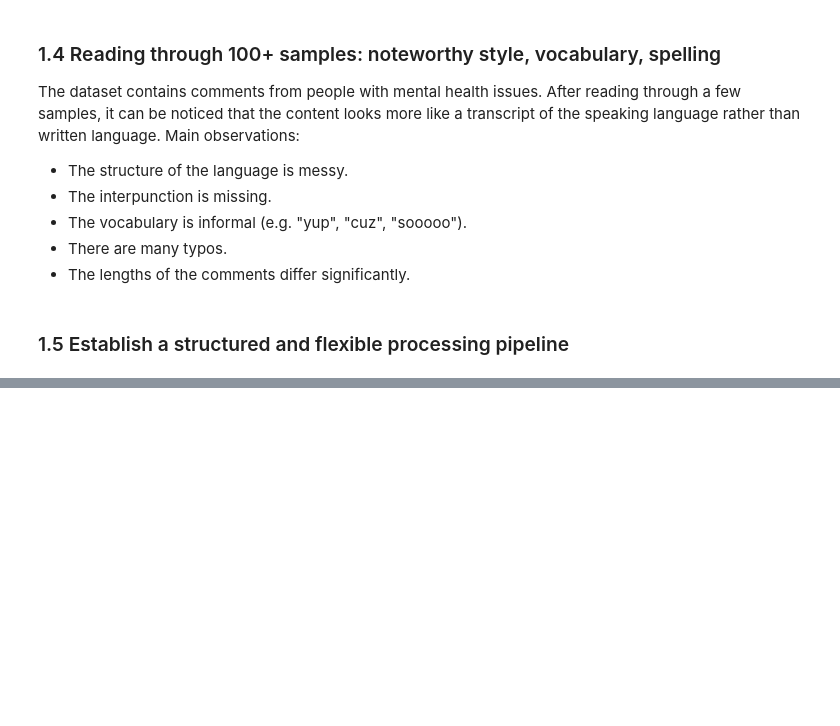
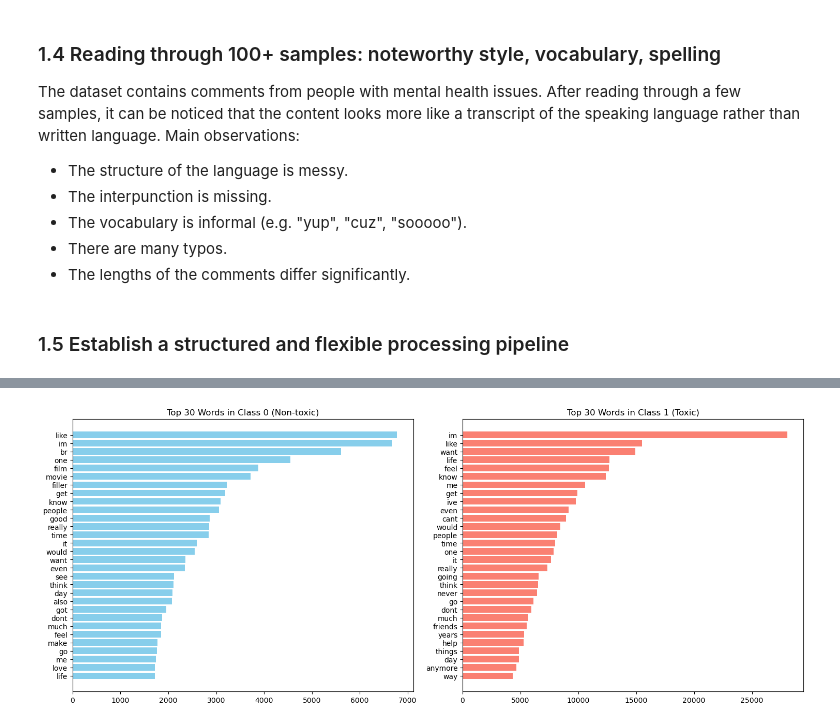
Before and after one commit to tudi72/2024_NLP_Project, a Jupyter notebook: NLP_pipeline.ipynb, the cells around one changed output, grey strips where cells are left out. Drawn from its saved outputs; the diff is of its cells as text; code cells hidden in the pictures; blank space fills up the shorter version.

Commit message:
added tfd calculations by consecutively adding one more stage each time. comments left to be added. TBC

```diff
--- a/NLP_pipeline.ipynb
+++ b/NLP_pipeline.ipynb
@@ -168,0 +144,4 @@ processed_texts
+# %%
+"""Splitting the corpus into two separate dataframes for each class so we can compare the TFDs"""
+class_0_corpus = corpus[corpus["label"] == 0]
+class_1_corpus = corpus[corpus["label"] == 1]
@@ -168,0 +157,6 @@ processed_texts
+# %%
+"""First, the pipeline will only consist of tokenization as first stage."""
+first_pipeline = Pipeline([('tokenizer', Tokenizer(text_column="text"))])
+
+class_0_tokenized = first_pipeline.fit_transform(class_0_corpus)
+class_1_tokenized = first_pipeline.fit_transform(class_1_corpus)
@@ -168,0 +172,37 @@ processed_texts
+# %%
+import nltk
+import matplotlib.pyplot as plt
+
+# flatten the tokens for both classes
+class_0_tokens = [token for tokens_list in class_0_tokenized["text"] for token in tokens_list]
+class_1_tokens = [token for tokens_list in class_1_tokenized["text"] for token in tokens_list]
+
+# calculate term frequency distributions (TFD)
+tfd_class_0 = nltk.FreqDist(class_0_tokens)
+tfd_class_1 = nltk.FreqDist(class_1_tokens)
+
+sample_size = 30
+
+class_0_most_frequent = tfd_class_0.most_common(sample_size)
+class_1_most_frequent = tfd_class_1.most_common(sample_size)
+
+class_0_words, class_0_freqs = zip(*class_0_most_frequent)
+class_1_words, class_1_freqs = zip(*class_1_most_frequent)
+
+# Create subplot with one row and two columns
+fig, axes = plt.subplots(1, 2, figsize=(15, 6))
+
+# Plot the frequency distribution for class 0 (Non-toxic)
+axes[0].barh(class_0_words, class_0_freqs, color='skyblue')
+axes[0].set_title('Top 30 Words in Class 0 (Non-toxic)')
+axes[0].invert_yaxis()
+
+# Plot the frequency distribution for class 1 (Toxic)
+axes[1].barh(class_1_words, class_1_freqs, color='salmon')
+axes[1].set_title('Top 30 Words in Class 1 (Toxic)')
+axes[1].invert_yaxis()  # Invert y-axis to show the most frequent words on top
+
+plt.tight_layout()
+plt.show()
+# %% [output]
+[figure, added]
```
Also changed, not shown: parts of 15 cells of this notebook.
